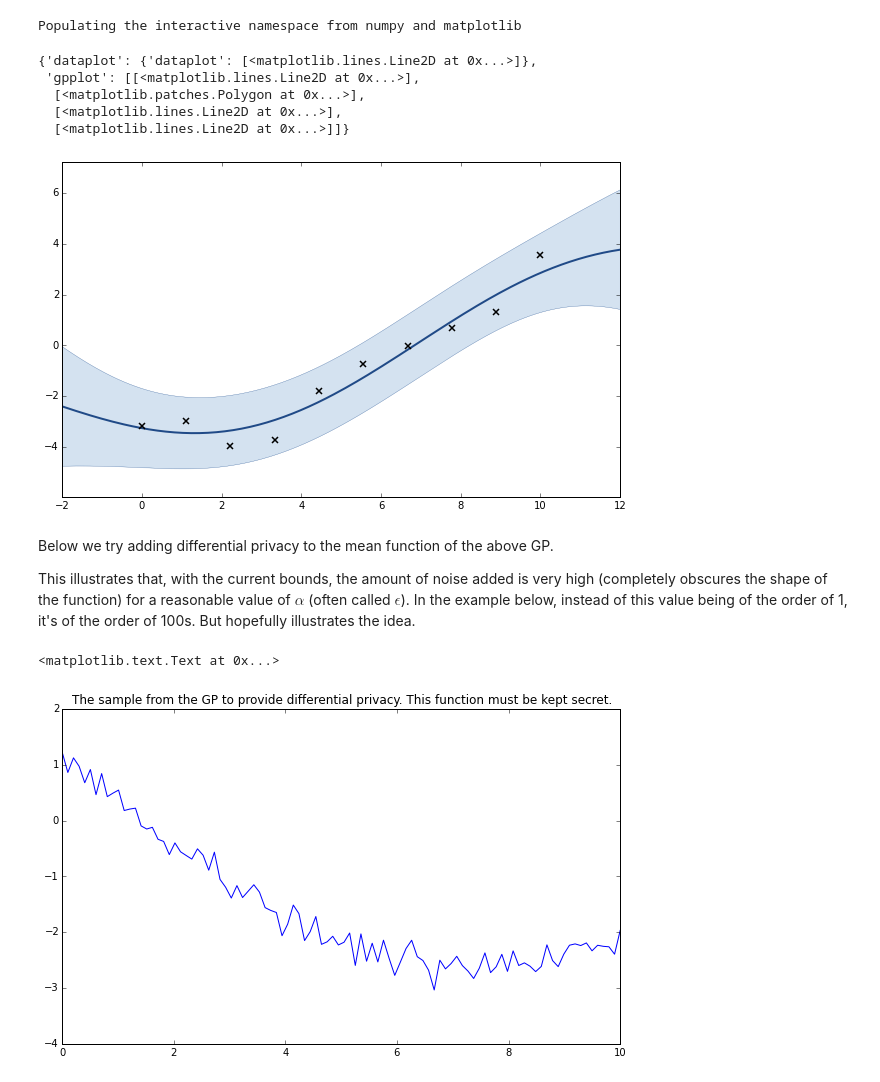
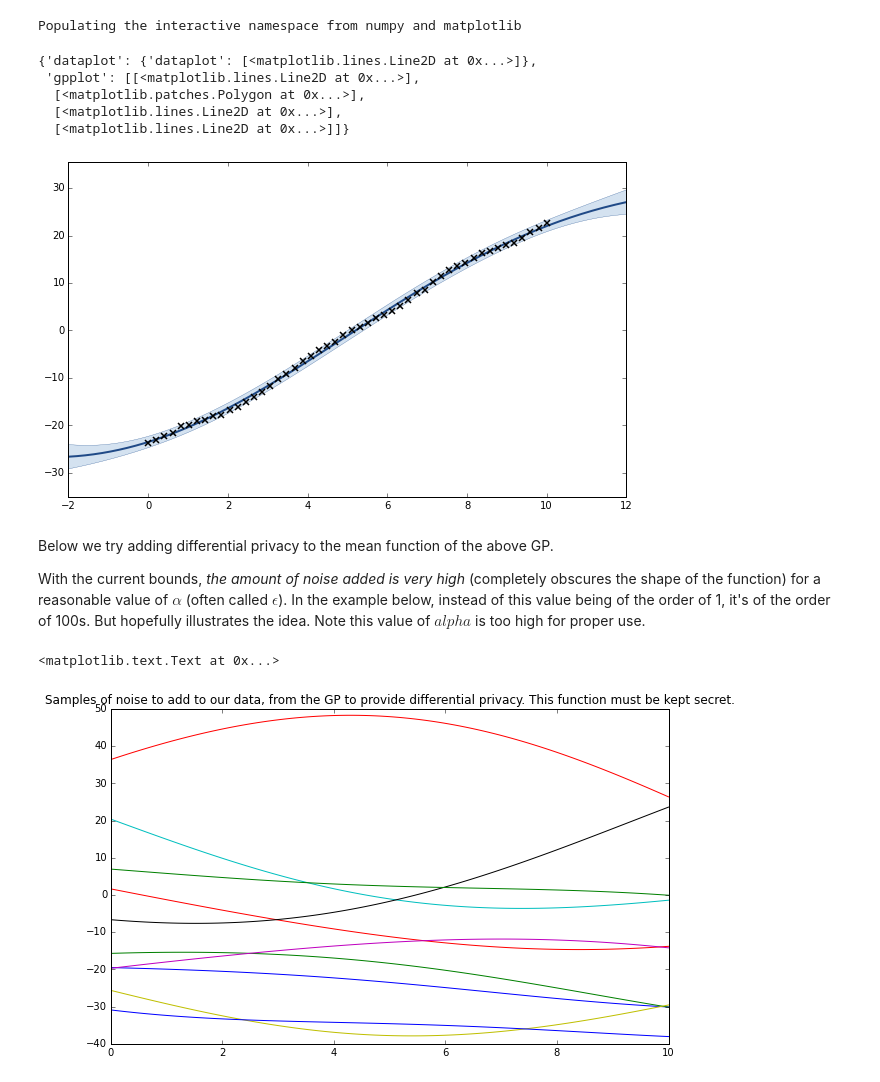
Before and after one commit to scikic/virtual, a Jupyter notebook: Virtual Patients.ipynb, the cells around one changed output. Cells and saved outputs as stored; diff of their text form; code cells hidden in the pictures.

Commit message:
Made more readable, removed irrelevant sections, added numerical approximation example.

```diff
--- a/Virtual Patients.ipynb
+++ b/Virtual Patients.ipynb
@@ -817,11 +540,11 @@ from matplotlib import pyplot as plt
 from scipy import optimize
 
 k = GPy.kern.RBF(1)
-N = 10
+N = 50
 noise_var = 0.001
 X = np.linspace(0,10,N)[:,None]
 y = np.random.multivariate_normal(np.zeros(N),k.K(X)+np.eye(N)*np.sqrt(noise_var)).reshape(-1,1)
-y = y+np.arange(-5.,5.,1.)[:,None]
+y = y+np.arange(-N/2,N/2,1.)[:,None]
 # %% [output]
 Populating the interactive namespace from numpy and matplotlib
 # %%
@@ -836,21 +559,22 @@ m.plot()
   [<matplotlib.patches.Polygon at 0x...>],
   [<matplotlib.lines.Line2D at 0x...>],
   [<matplotlib.lines.Line2D at 0x...>]]}
-[figure, old version]
+[figure, new version]
 # %% [markdown]
 Below we try adding differential privacy to the mean function of the above GP.
 
-This illustrates that, with the current bounds, the amount of noise added is very high (completely obscures the shape of the function) for a reasonable value of $\alpha$ (often called $\epsilon$). In the example below, instead of this value being of the order of 1, it's of the order of 100s. But hopefully illustrates the idea.
+With the current bounds, *the amount of noise added is very high* (completely obscures the shape of the function) for a reasonable value of $\alpha$ (often called $\epsilon$). In the example below, instead of this value being of the order of 1, it's of the order of 100s. But hopefully illustrates the idea. Note this value of $alpha$ is too high for proper use.
 # %%
 Nout = 100
 x = np.linspace(0,10,Nout)
 x = x[:,None]
-G = np.random.multivariate_normal(np.zeros(Nout),m.kern.K(x)+np.eye(Nout)*np.sqrt(noise_var)).reshape(-1,1)
-plot(x,G)
-plt.title('The sample from the GP to provide differential privacy. This function must be kept secret.')
+for i in range(10):
+    G = np.random.multivariate_normal(np.zeros(Nout),m.kern.K(x)).reshape(-1,1)
+    plot(x,G)
+plt.title('Samples of noise to add to our data, from the GP to provide differential privacy. This function must be kept secret.')
 # %% [output]
 <matplotlib.text.Text at 0x...>
-[figure, old version]
+[figure, new version]
 # %%
 
 ypred = m.predict(x)[0]
```
Also changed, not shown: parts of 53 cells of this notebook, 1 other file.
